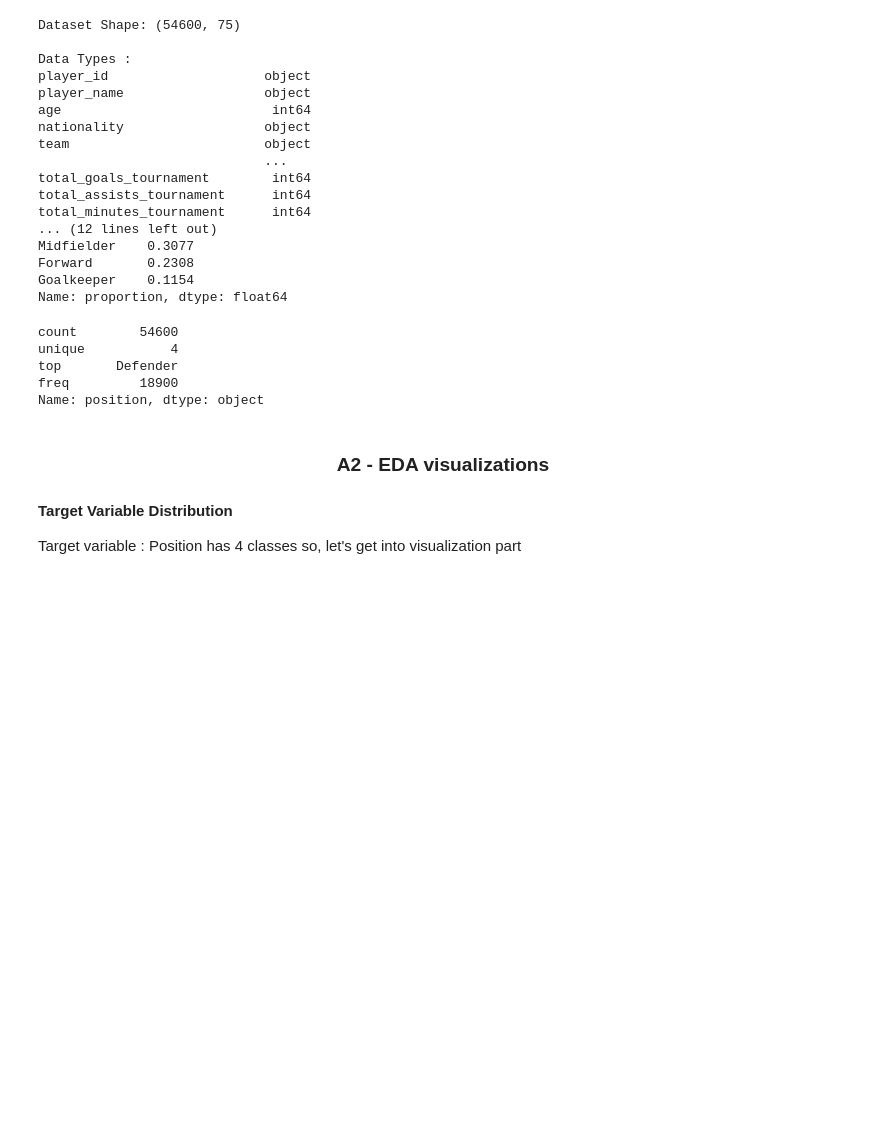
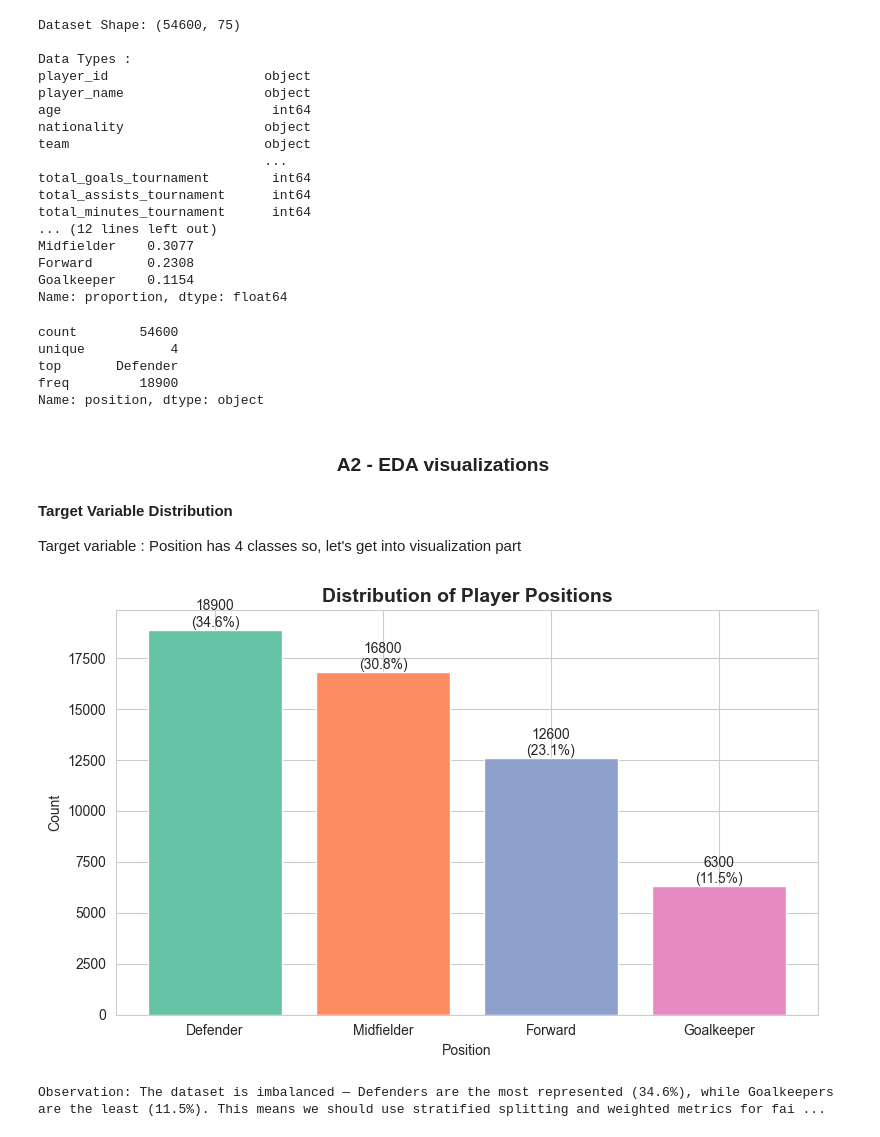
Before and after one commit to ManoharRavva0306/ML-Algorithms, a Jupyter notebook: notebooks/classification.ipynb, the cells around one changed output. Drawn from its saved outputs; the diff is of its cells as text; code cells hidden in the pictures; blank space fills up the shorter version.

```diff
--- a/notebooks/classification.ipynb
+++ b/notebooks/classification.ipynb
@@ -90,3 +90,25 @@ Name: position, dtype: object
 <h3 style="text-align:center;">A2 - EDA visualizations</h3>
 <h4>Target Variable Distribution</h4>
 <p>Target variable : Position has 4 classes so, let's get into visualization part</p>
+# %%
+fig, ax = plt.subplots(figsize=(8, 5))
+position_counts = df['position'].value_counts()
+bars = ax.bar(position_counts.index, position_counts.values,
+              color=sns.color_palette('Set2', len(position_counts)))
+ax.set_title('Distribution of Player Positions', fontsize=14, fontweight='bold')
+ax.set_xlabel('Position')
+ax.set_ylabel('Count')
+for bar in bars:
+    height = bar.get_height()
+    ax.text(bar.get_x() + bar.get_width()/2., height,
+           f'{int(height)}\n({height/len(df)*100:.1f}%)',
+           ha='center', va='bottom', fontsize=10)
+plt.tight_layout()
+plt.savefig('eda_target_distribution.png', bbox_inches='tight')
+plt.show()
+print("Observation: The dataset is imbalanced — Defenders are the most represented (34.6%), "
+      "while Goalkeepers are the least (11.5%). This means we should use stratified splitting "
+      "and weighted metrics for fair evaluation.")
+# %% [output]
+[figure, added]
+Observation: The dataset is imbalanced — Defenders are the most represented (34.6%), while Goalkeepers are the least (11.5%). This means we should use stratified splitting and weighted metrics for fai ...
```
Also changed, not shown: parts of 1 cell of this notebook, 2 other files.
